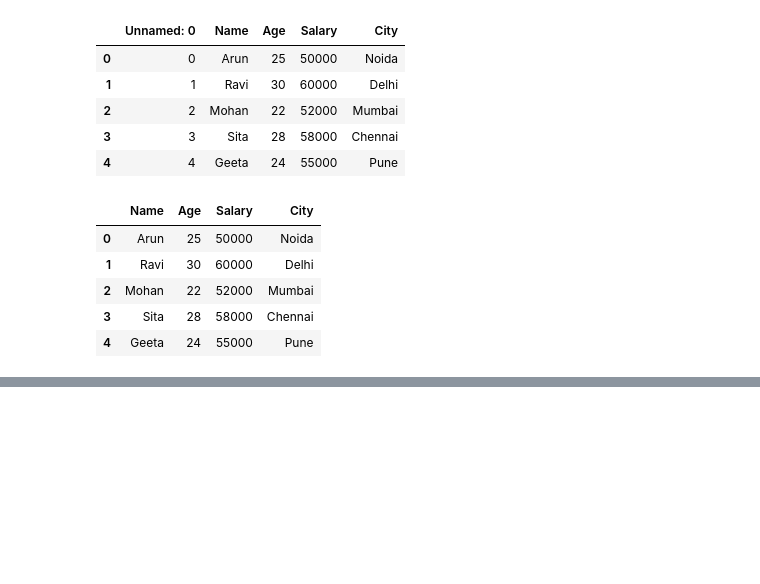
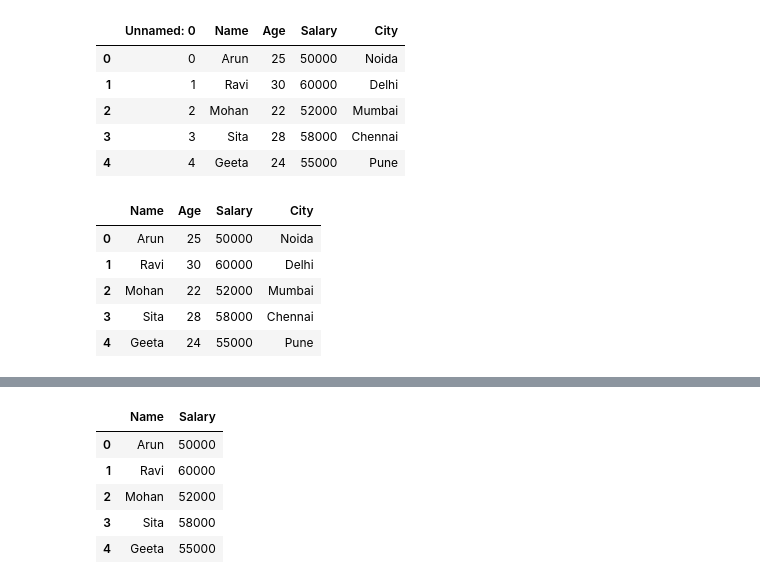
Before and after one commit to arunaimlprojects/data_science_course, a Jupyter notebook: pandas_class_1.ipynb, the cells around one changed output, grey strips where cells are left out. Saved outputs shown, nothing was run; the diff lists cells and outputs as text; code cells hidden in the pictures; blank space fills up the shorter version.

```diff
--- a/pandas_class_1.ipynb
+++ b/pandas_class_1.ipynb
@@ -146,0 +190,12 @@ data_csv
+# %%
+# 2. Selecting specific columns (Name and Salary)
+selected_columns = df[['Name', 'Salary']]
+# %%
+selected_columns
+# %% [output]
+|  | Name | Salary |
+| 0 | Arun | 50000 |
+| 1 | Ravi | 60000 |
+| 2 | Mohan | 52000 |
+| 3 | Sita | 58000 |
+| 4 | Geeta | 55000 |
```
Also changed, not shown: parts of 15 cells of this notebook.
